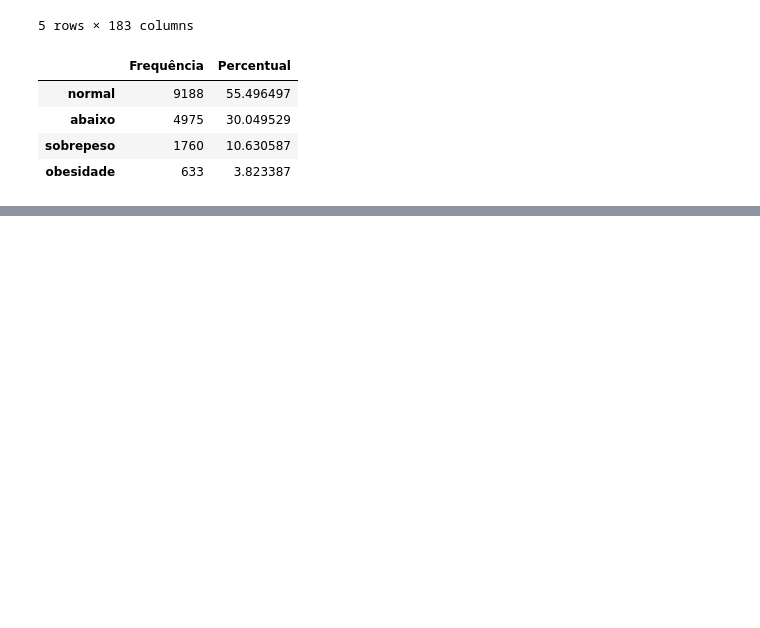
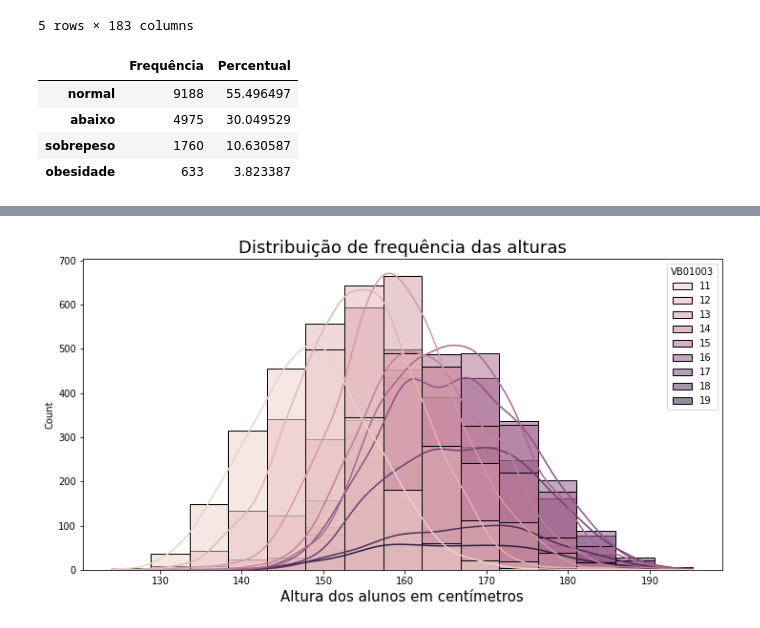
Before and after one commit to paulo-lins/analise_pense_2015, a Jupyter notebook: analise_pense_2015_amostra_2.ipynb, the cells around one changed output, grey strips where cells are left out. Cells and saved outputs as stored; diff of their text form; code cells hidden in the pictures; blank space fills up the shorter version.

```diff
--- a/analise_pense_2015_amostra_2.ipynb
+++ b/analise_pense_2015_amostra_2.ipynb
@@ -208,0 +336,11 @@ dist_freq_imc.plot(figsize=(10,10),
+# %%
+#Agora vamos usar a idade como comparação VB01003
+#Vemos que fica complicado analisar o histograma pois temos muitas classes
+
+ax = sns.histplot(data = dados1, x = 'VB17004', bins = 15, kde=True, hue='VB01003')
+ax.figure.set_size_inches(12, 6)
+ax.set_title('Distribuição de frequência das alturas', size = 18)
+ax.set_xlabel('Altura dos alunos em centímetros', size = 15)
+ax;
+# %% [output]
+[figure, added]
```
Also changed, not shown: parts of 13 cells of this notebook.
